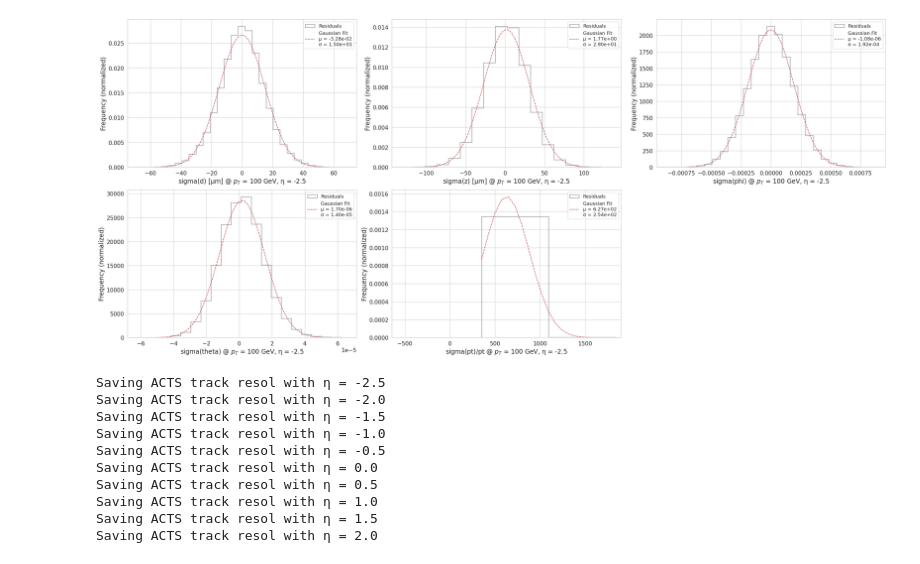
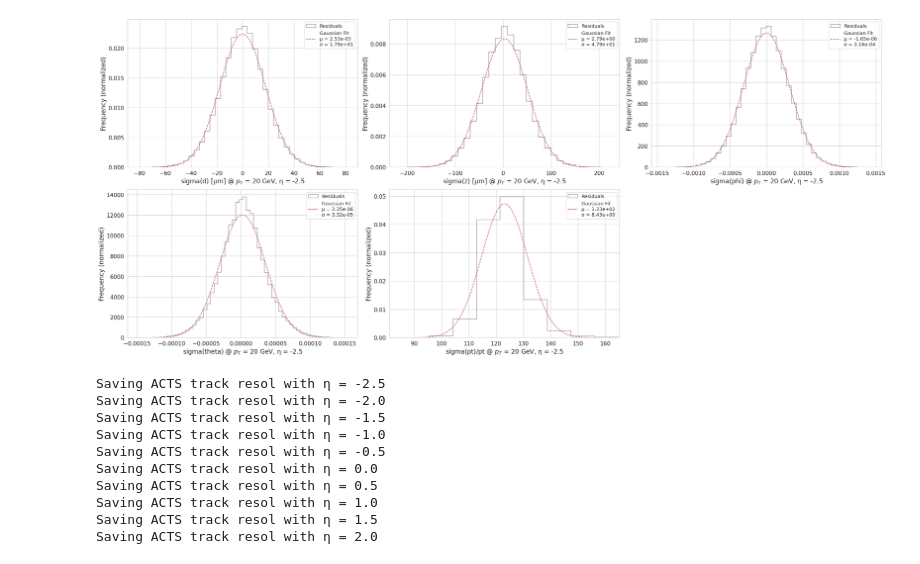
Before and after one commit to dlai211/iris-hep-log, a Jupyter notebook: code/eta/track_parameter_vs_eta.ipynb, the cells around one changed output. Cells and saved outputs as stored; diff of their text form; code cells hidden in the pictures.

```diff
--- a/code/eta/track_parameter_vs_eta.ipynb
+++ b/code/eta/track_parameter_vs_eta.ipynb
@@ -61,5 +41,5 @@ tree.keys()
 # %%
-
+PT_VALUE = 20
 path = f'/data/jlai/iris-hep/OutputETA_pt_{PT_VALUE}/'
 eta_values = np.arange(-2.5, 2.5, 0.5)
 i = 0
@@ -132,31 +112,31 @@ plt.tight_layout()
 # < -- Tracking Error Calculator -- >
 # p, eta = pT_values[i], 0
 # B, m = 2, 0.106
 # path = '/data/jlai/iris-hep-log/TrackingResolution-3.0/TrackingResolution-3.0/'
 # mydetector = inputfromfile(path+'ODD.txt', 0)
 # calc_result = mydetector.errorcalculation(p, B, eta, m)
 
 # # < -- plot comparsion -- >
 # var_labels = ['sigma(d)', 'sigma(z)', 'sigma(phi)', 'sigma(theta)', 'sigma(pt)/pt']
 
 # plt.figure(figsize=(20, 10))
 # for var_label in var_labels:
 #     idx = var_labels.index(var_label)
 #     plt.subplot(231 + idx)
 
 #     key = var_label
 #     y_calc = calc_result[var_label]
 #     y_acts = fit_results[key]
 
 #     plt.scatter(p, y_calc, marker='o', s=100, label=f"Calculator: {y_calc:.4g}")
 #     plt.scatter(p, y_acts, marker='x', s=100, label=f"ACTS (fit σ): {y_acts:.4g}")
 #     plt.xlabel(r"$p_T$ [GeV]")
 #     plt.ylabel(var_label)
 #     plt.title(f"{var_label} @ $p_T$ = {p} GeV, η = {eta}")
 #     plt.legend()
 #     plt.grid(True)
 
 # plt.tight_layout()
 plt.show()
 # %% [output]
-[figure, old version]
+[figure, new version]
```
Also changed, not shown: parts of 7 cells of this notebook, 1 other file.
